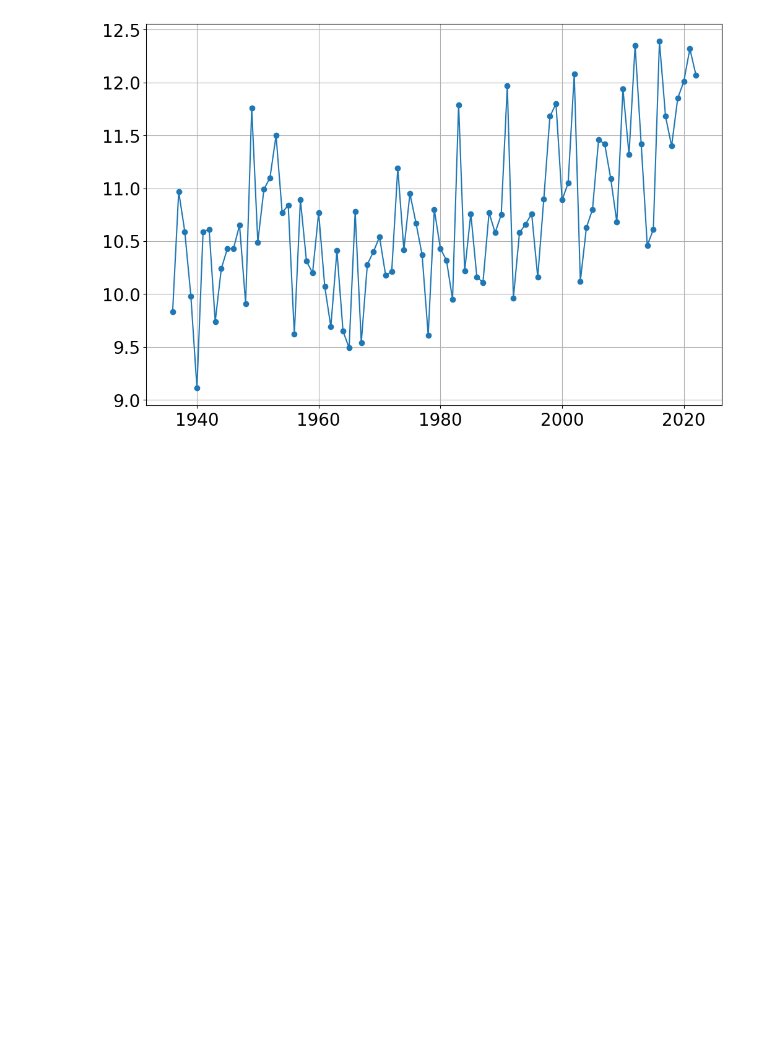
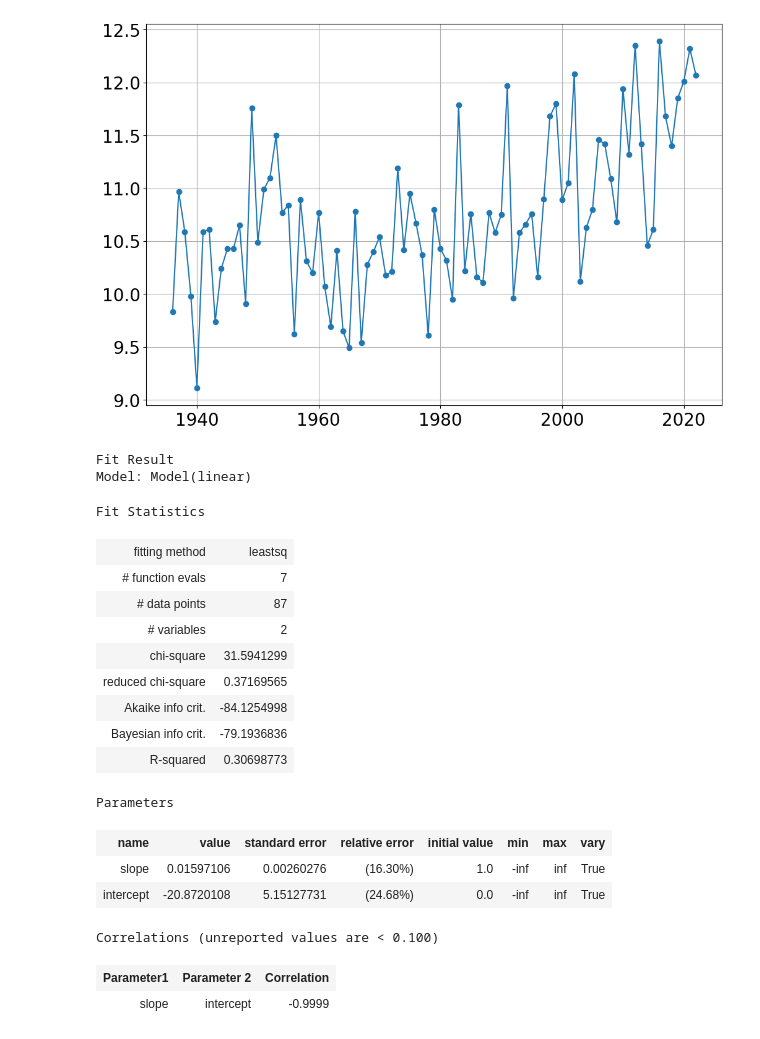
Before and after one commit to bblais/Computer-Programming-for-the-Sciences-Spring-2024, a Jupyter notebook: Sprint #4 - Scientific Questions/2024-04-11 -- Fitting Functions lmfit.ipynb, the cells around one changed output. Drawn from its saved outputs; the diff is of its cells as text; code cells hidden in the pictures; blank space fills up the shorter version.

```diff
--- a/Sprint #4 - Scientific Questions/2024-04-11 -- Fitting Functions lmfit.ipynb
+++ b/Sprint #4 - Scientific Questions/2024-04-11 -- Fitting Functions lmfit.ipynb
@@ -246,0 +257,24 @@ plot(t,y,'-o')
+# %%
+mymodel=LinearModel()
+result=mymodel.fit(y,x=t)
+result
+# %% [output]
+Fit Result
+Model: Model(linear)
+Fit Statistics
+| fitting method | leastsq |
+| # function evals | 7 |
+| # data points | 87 |
+| # variables | 2 |
+| chi-square | 31.5941299 |
+| reduced chi-square | 0.37169565 |
+| Akaike info crit. | -84.1254998 |
+| Bayesian info crit. | -79.1936836 |
+| R-squared | 0.30698773 |
+Parameters
+| name | value | standard error | relative error | initial value | min | max | vary |
+| slope | 0.01597106 | 0.00260276 | (16.30%) | 1.0 | -inf | inf | True |
+| intercept | -20.8720108 | 5.15127731 | (24.68%) | 0.0 | -inf | inf | True |
+Correlations (unreported values are < 0.100)
+| Parameter1 | Parameter 2 | Correlation |
+| slope | intercept | -0.9999 |
```
Also changed, not shown: parts of 11 cells of this notebook, 4 other files.
